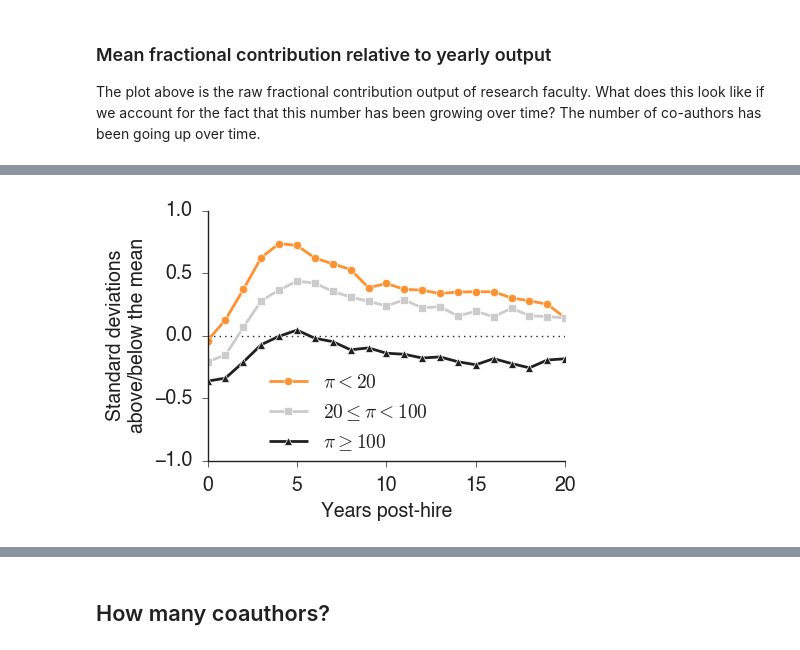
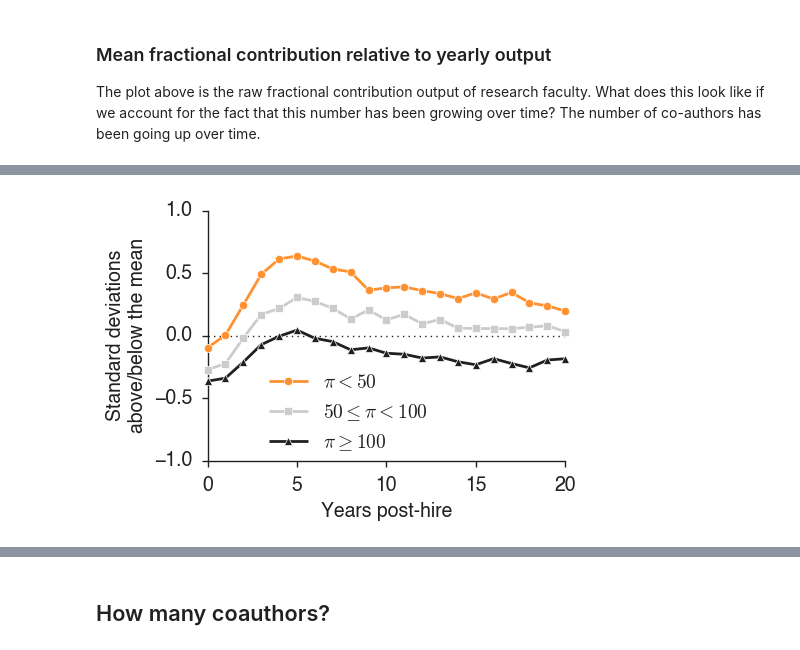
Before and after one commit to samfway/faculty_hiring, a Jupyter notebook: notebooks-productivity/General_Trends_Over_Time.ipynb, the cells around one changed output, grey strips where cells are left out. Saved outputs shown, nothing was run; the diff lists cells and outputs as text; code cells hidden in the pictures.

```diff
--- a/notebooks-productivity/General_Trends_Over_Time.ipynb
+++ b/notebooks-productivity/General_Trends_Over_Time.ipynb
@@ -63,6 +65,12 @@ all_years = np.arange(all_after, all_before)
 exclude_maps = False
 
 counts = {year:[] for year in all_years}
+counts_top = {year:[] for year in all_years}
+counts_mid = {year:[] for year in all_years}
+counts_btm = {year:[] for year in all_years}
+
+top = 50
+btm = 100
 
 for person in asst_faculty:
     # Do they fall in the specified range of years?
@@ -82,10 +90,22 @@ for person in asst_faculty:
             if exclude_maps and pub['author_role'] == MAP: continue  # Skip MAPs
             years.append(pub['year'])
     pub_years = Counter(years)
+
+    if inst[person.first_asst_job_location]['pi'] <= top:
+        add_to = counts_top
+    elif inst[person.first_asst_job_location]['pi'] >= btm:
+        add_to = counts_btm
+    else:
+        add_to = counts_mid
+
     for year in xrange(person.first_asst_job_year, all_before):
         counts[year].append(pub_years[year])
+        add_to[year].append(pub_years[year])
 
 mean_counts = {year:np.mean(counts[year]) for year in counts}
+mean_counts_top = {year:np.mean(counts_top[year]) for year in counts}
+mean_counts_mid = {year:np.mean(counts_mid[year]) for year in counts}
+mean_counts_btm = {year:np.mean(counts_btm[year]) for year in counts}
 med_counts = {year:np.median(counts[year]) for year in counts}
 std_counts = {year:np.std(counts[year]) for year in counts}
 
@@ -666,45 +948,45 @@ for person in asst_faculty:
     traj_length = min(only_first, 2012-start)
     pub_traj = [ (pub_counts[y] - mean_counts[start+y]) / std_counts[start+y] for y in xrange(traj_length)]
 
-    if person.first_asst_job_rank < 20:
+    if person.first_asst_job_rank < top:
         add_to = A
         norm = A_norm
-    elif person.first_asst_job_rank < 100:
+    elif person.first_asst_job_rank < btm:
         add_to = B
         norm = B_norm
     else:
         add_to = C
         norm = C_norm
 
     for i in xrange(traj_length):
         add_to[i] += pub_traj[i]
         norm[i] += 1
 
 ax.plot([0, only_first-1], [0, 0], ':', color=ALMOST_BLACK)
 ax.plot(A/A_norm, '-o', color=ACCENT_COLOR_1, linewidth=LINE_WIDTH,
-        clip_on=True, markeredgecolor='w', label=r'$\pi < 20$')
+        clip_on=False, markeredgecolor='w', label=r'$\pi < %d$' % top, zorder=100)
 ax.plot(B/B_norm, '-s', color=LIGHT_COLOR, linewidth=LINE_WIDTH,
-        clip_on=True, markeredgecolor='w', label=r'$20 \leq \pi < 100$')
+        clip_on=False, markeredgecolor='w', label=r'$%d \leq \pi < %d$' % (top, btm), zorder=100)
 ax.plot(C/C_norm, '-^', color=ALMOST_BLACK, linewidth=LINE_WIDTH,
-        clip_on=True, markeredgecolor='w', label=r'$\pi \geq 100$')
+        clip_on=False, markeredgecolor='w', label=r'$\pi \geq %d$' % btm, zorder=100)
 
 ax.set_xlim(0,only_first-1)
 ax.set_ylim(-1,1.)
 hide_right_top_axis(ax)
 ax.set_ylabel('Standard deviations\nabove/below the mean', fontsize=LABEL_SIZE)
 ax.set_xlabel('Years post-hire', fontsize=LABEL_SIZE)
 
 """fake_line_f = Line2D(range(1), range(1), color=ACCENT_COLOR_1, marker='o',markersize=15, linestyle='None', markeredgecolor='w')
 fake_line_all = Line2D(range(1), range(1), color=ALMOST_BLACK, marker='o',markersize=15, linestyle='None', markeredgecolor='w')
 plt.legend((fake_line_f,fake_line_all),('Top-20','Everyone else'), numpoints=1, loc='lower right', frameon=False, fontsize=LABEL_SIZE)
 """
 plt.legend(numpoints=1, fontsize=LABEL_SIZE, frameon=False, loc=(0.15,0.))
 ax.tick_params(axis='both', which='major', labelsize=LABEL_SIZE, pad=7)
 
 finalize(ax)
 
-plt.savefig(figures_dir + 'prod_by_rank.pdf')
+plt.savefig(figures_dir + 'prod_by_job_rank.pdf')
 
 plt.show()
 # %% [output]
-[figure, old version]
+[figure, new version]
```
Also changed, not shown: parts of 31 cells of this notebook.
